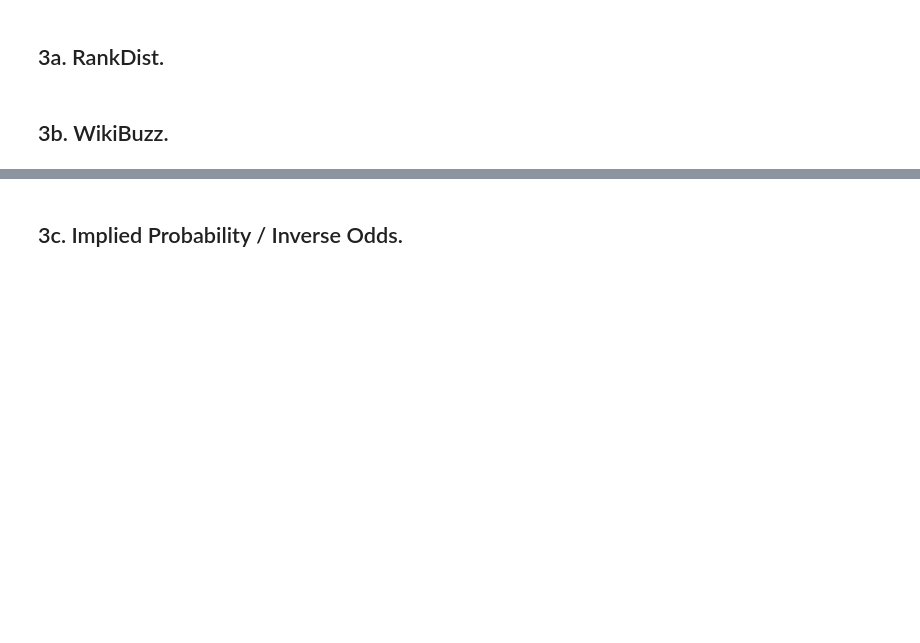
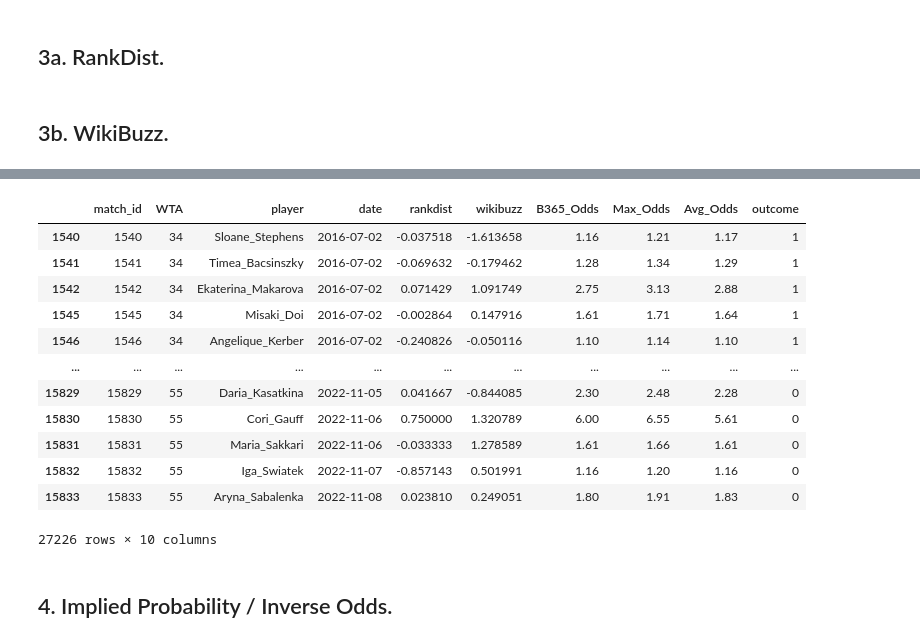
Before and after one commit to Faxulous/notFeelingTheBuzz, a Jupyter notebook: DataProcessing/dataprocess_clegg.ipynb, the cells around one changed output, grey strips where cells are left out. Saved outputs shown, nothing was run; the diff lists cells and outputs as text; code cells hidden in the pictures; blank space fills up the shorter version.

```diff
--- a/DataProcessing/dataprocess_clegg.ipynb
+++ b/DataProcessing/dataprocess_clegg.ipynb
@@ -414,0 +439,28 @@ wta_matches['L_WikiBuzz'] = [WikiBuzz_ij(row[0], row[1], row[2], row[3]) for row
+# %%
+wta_matches_winners = wta_matches[['match_id', 'WTA', 'Winner', 'Date', 'WRankDist', 'W_WikiBuzz',
+                       'B365W', 'MaxW', 'AvgW']].copy()
+wta_matches_winners['outcome'] = 1
+wta_matches_losers = wta_matches[['match_id', 'WTA', 'Loser', 'Date', 'LRankDist', 'L_WikiBuzz',
+                      'B365L', 'MaxL', 'AvgL']].copy()
+wta_matches_losers['outcome'] = 0
+wta_matches_winners.rename({'Winner': 'player', 'Date': 'date', 'WRankDist': 'rankdist', 'W_WikiBuzz': 'wikibuzz',
+                            'B365W':'B365_Odds', 'MaxW':'Max_Odds', 'AvgW':'Avg_Odds'}, axis=1, inplace=True)
+wta_matches_losers.rename({'Loser': 'player', 'Date': 'date', 'LRankDist': 'rankdist', 'L_WikiBuzz': 'wikibuzz',
+                           'B365L':'B365_Odds', 'MaxL':'Max_Odds', 'AvgL':'Avg_Odds'}, axis=1, inplace=True)
+wta_matches = pd.concat([wta_matches_winners, wta_matches_losers], axis=0)
+# %%
+wta_matches
+# %% [output]
+|  | match_id | WTA | player | date | rankdist | wikibuzz | B365_Odds | Max_Odds | Avg_Odds | outcome |
+| 1540 | 1540 | 34 | Sloane_Stephens | 2016-07-02 | -0.037518 | -1.613658 | 1.16 | 1.21 | 1.17 | 1 |
+| 1541 | 1541 | 34 | Timea_Bacsinszky | 2016-07-02 | -0.069632 | -0.179462 | 1.28 | 1.34 | 1.29 | 1 |
+| 1542 | 1542 | 34 | Ekaterina_Makarova | 2016-07-02 | 0.071429 | 1.091749 | 2.75 | 3.13 | 2.88 | 1 |
+| 1545 | 1545 | 34 | Misaki_Doi | 2016-07-02 | -0.002864 | 0.147916 | 1.61 | 1.71 | 1.64 | 1 |
+| 1546 | 1546 | 34 | Angelique_Kerber | 2016-07-02 | -0.240826 | -0.050116 | 1.10 | 1.14 | 1.10 | 1 |
+| ... | ... | ... | ... | ... | ... | ... | ... | ... | ... | ... |
+| 15829 | 15829 | 55 | Daria_Kasatkina | 2022-11-05 | 0.041667 | -0.844085 | 2.30 | 2.48 | 2.28 | 0 |
+| 15830 | 15830 | 55 | Cori_Gauff | 2022-11-06 | 0.750000 | 1.320789 | 6.00 | 6.55 | 5.61 | 0 |
+| 15831 | 15831 | 55 | Maria_Sakkari | 2022-11-06 | -0.033333 | 1.278589 | 1.61 | 1.66 | 1.61 | 0 |
+| 15832 | 15832 | 55 | Iga_Swiatek | 2022-11-07 | -0.857143 | 0.501991 | 1.16 | 1.20 | 1.16 | 0 |
+| 15833 | 15833 | 55 | Aryna_Sabalenka | 2022-11-08 | 0.023810 | 0.249051 | 1.80 | 1.91 | 1.83 | 0 |
+27226 rows × 10 columns
@@ -415,2 +475,2 @@ wta_matches['L_WikiBuzz'] = [WikiBuzz_ij(row[0], row[1], row[2], row[3]) for row
 # %% [markdown]
-## 3c. Implied Probability / Inverse Odds.
+## 4. Implied Probability / Inverse Odds.
```
Also changed, not shown: parts of 14 cells of this notebook, 1 other file.
